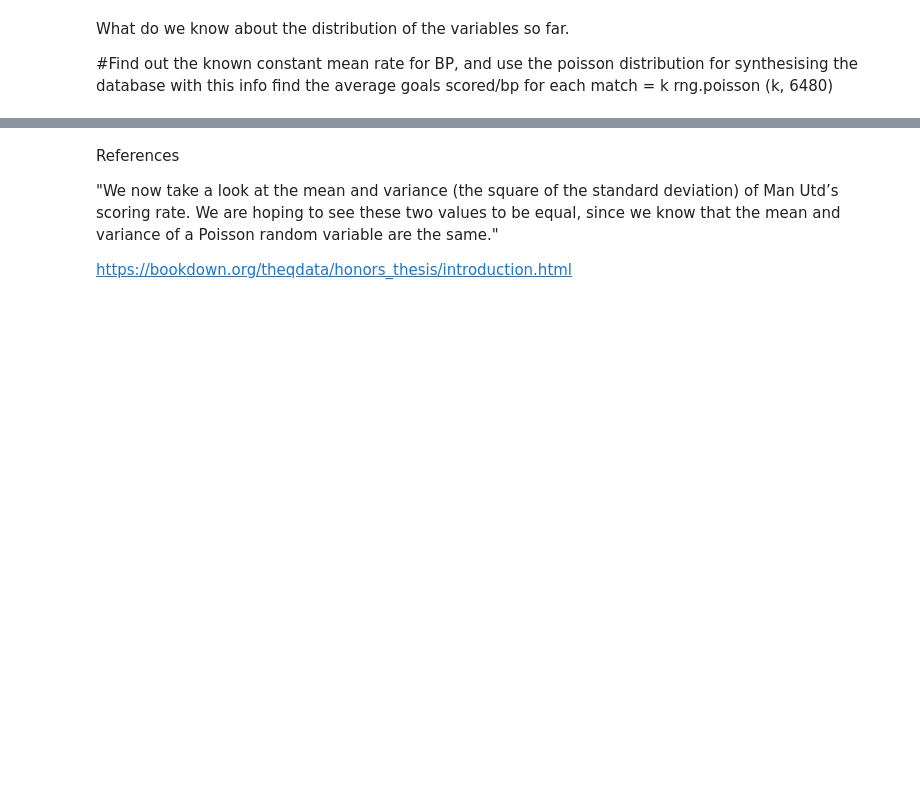
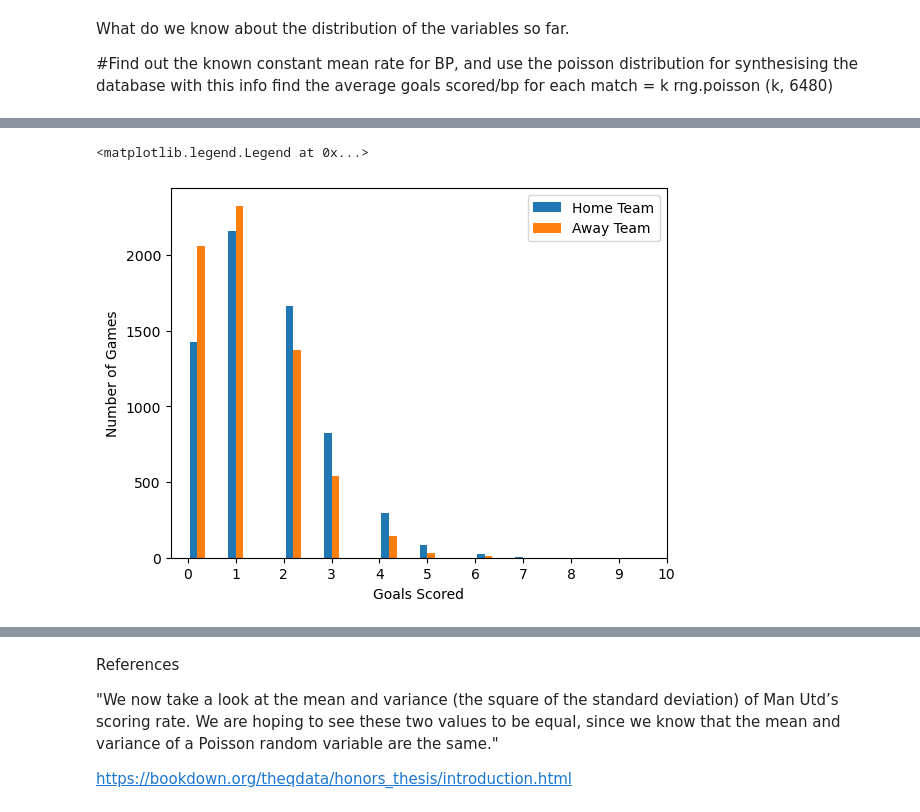
Before and after one commit to Kevin002023/PFDA-Assignment, a Jupyter notebook: PFDA -Assignment.ipynb, the cells around one changed output, grey strips where cells are left out. Cells and saved outputs as stored; diff of their text form; code cells hidden in the pictures; blank space fills up the shorter version.

```diff
--- a/PFDA -Assignment.ipynb
+++ b/PFDA -Assignment.ipynb
@@ -361,3 +346,17 @@ ValueError: `bins` must be 1d, when an array
+# %%
+#Create a histogram showing the distribution of goals scored both home and away for our newly generated values
+
+
+plt.hist([NHG[0], NAG[0]], 20, label = ['Home Team', 'Away Team'])
+#The dataframes are two dimensional. I just want the number of goals which is colum "0"
+
+plt.xticks(range(0, 11))
+plt.ylabel("Number of Games")
+plt.xlabel("Goals Scored")
+plt.legend()
+# %% [output]
+<matplotlib.legend.Legend at 0x...>
+[figure, added]
 # %%
 df3 = np.random.poisson(mean_home_y, 6480)
 
```
Also changed, not shown: parts of 29 cells of this notebook.
